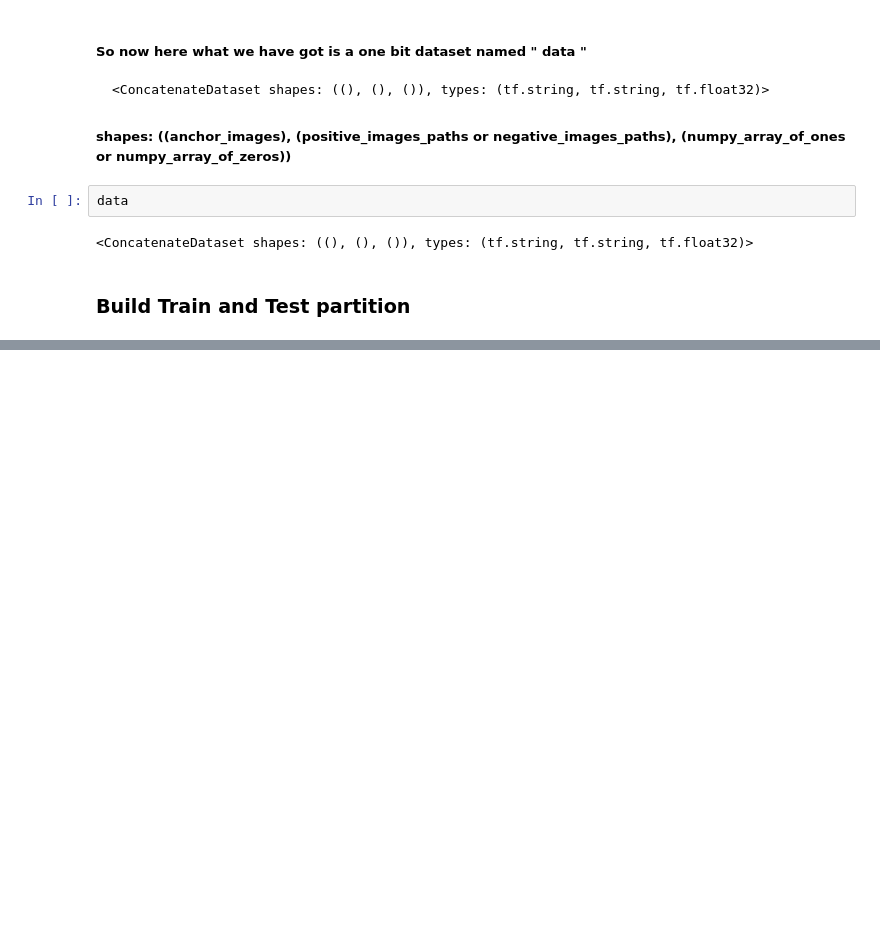
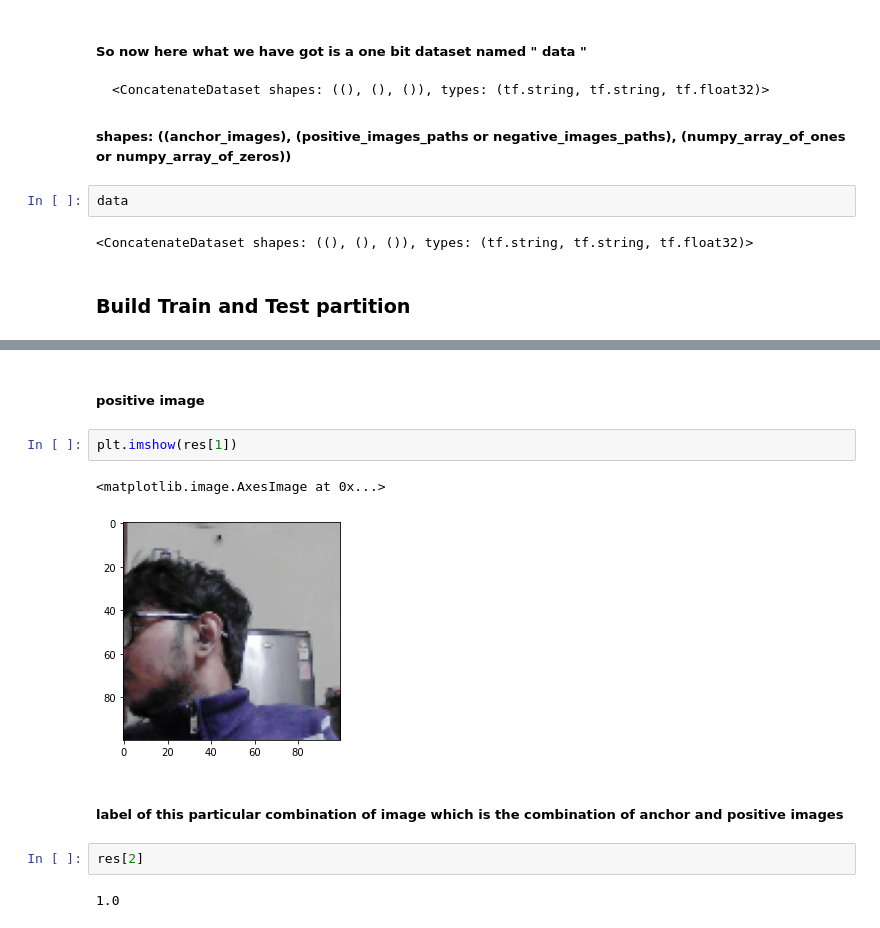
Before and after one commit to aryan68125/face_recognition_system_deep_learning, a Jupyter notebook: deep_learning_face_recognition_system.ipynb, the cells around one changed output, grey strips where cells are left out. Saved outputs shown, nothing was run; the diff lists cells and outputs as text; blank space fills up the shorter version.

```diff
--- a/deep_learning_face_recognition_system.ipynb
+++ b/deep_learning_face_recognition_system.ipynb
@@ -651,0 +695,13 @@ data
+# %% [markdown]
+##### positive image
+# %%
+plt.imshow(res[1])
+# %% [output]
+<matplotlib.image.AxesImage at 0x...>
+[figure, added]
+# %% [markdown]
+##### label of this particular combination of image which is the combination of anchor and positive images
+# %%
+res[2]
+# %% [output]
+1.0
```
Also changed, not shown: parts of 49 cells of this notebook.
